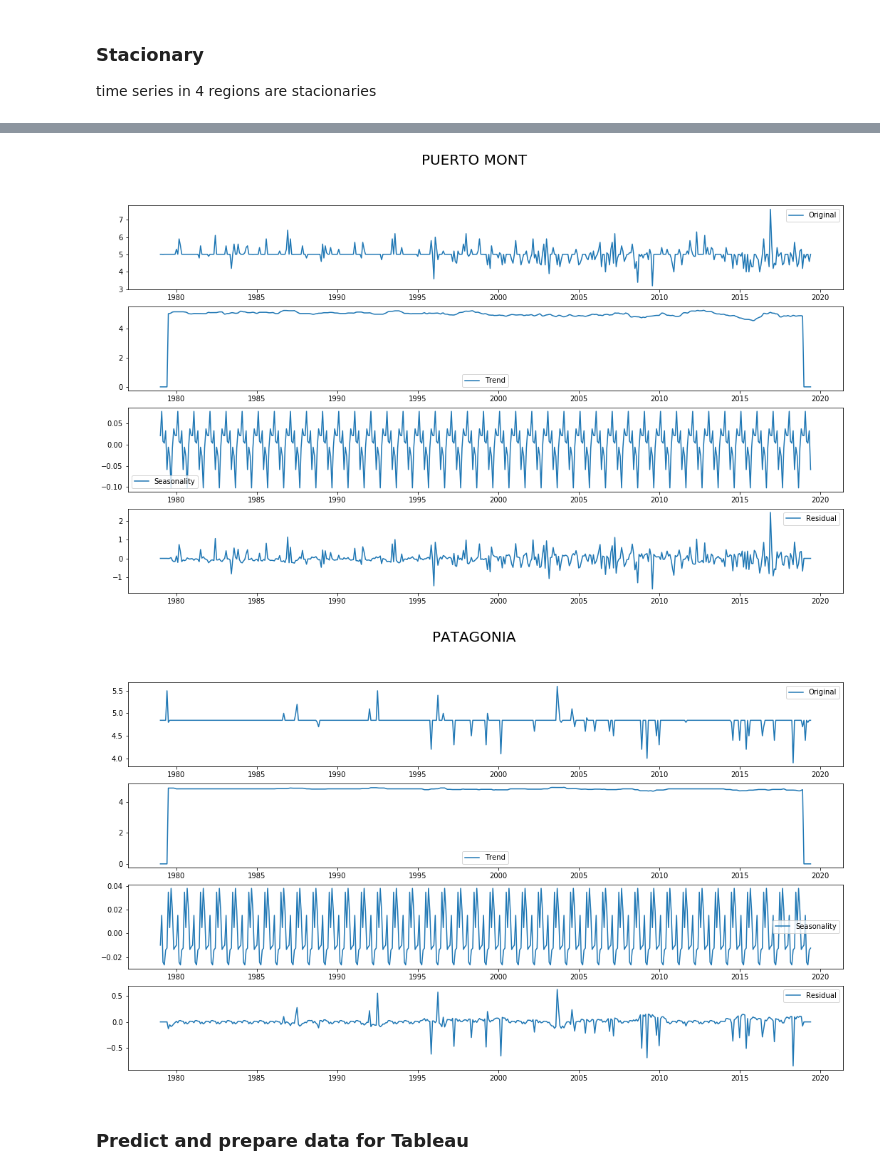
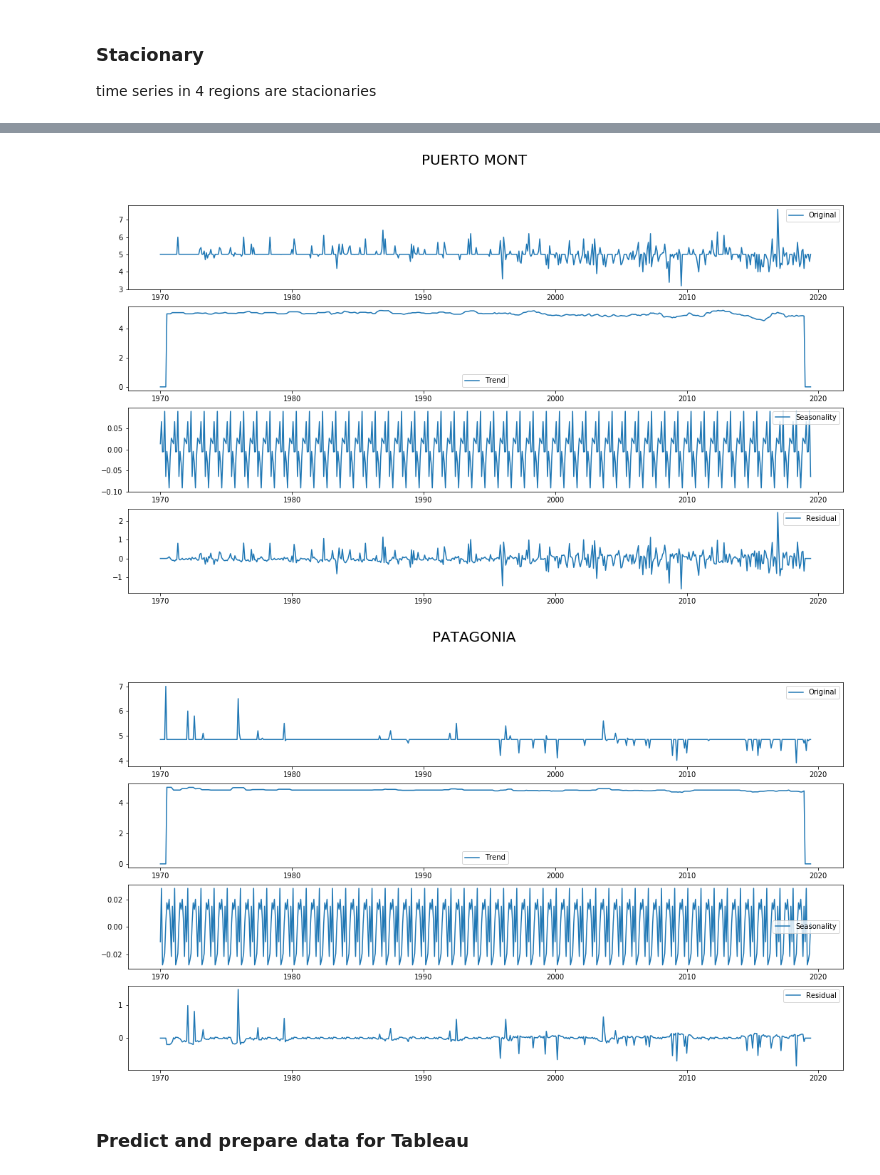
Before and after one commit to HitosVilla/TFM_Earthquake_Prediction, a Jupyter notebook: TFM_2_Memo.ipynb, the cells around one changed output, grey strips where cells are left out. Saved outputs shown, nothing was run; the diff lists cells and outputs as text; code cells hidden in the pictures.

```diff
--- a/TFM_2_Memo.ipynb
+++ b/TFM_2_Memo.ipynb
@@ -135,7 +137,7 @@ time_series_magnitude =  time series (frequency = month/yeam, data = maximum mag
 File:      ~/PycharmProjects/TFM_Earthquake/Earthquake_Prediction/models/read_data.py
 Type:      function
 # %%
-frequency_year, mag_ym = read_data.read_data_time_series('./data/earthquake.csv')
+frequency_year, mag_ym = read_data.read_data_time_series(sismos, all_months)
 # %%
 common.plot_time_series_with_big_earthquakes('\nFrecuency per year split by magnitude size', '# per year','year',
                                              frequency_year,
@@ -379,10 +402,10 @@ As expected it is not a good prediction
 ### Stacionary
 time series in 4 regions are stacionaries
 # %%
+print('\n')
 for region in regions:
-    print('\n\n')
     sismos_reg = sismos[sismos['region']==region]
-    frequency_year_region, mag_ym_region = read_data.read_data_time_series_by_region(sismos_reg, all_months, region)
+    frequency_year_region, mag_ym_region = read_data.read_data_time_series(sismos_reg, all_months)
     my_time_series_region = time_series.TimeSeries(frequency_year_region, mag_ym_region)
     my_time_series_region.decomposition(region.upper())
 # %% [output]
@@ -391,5 +414,5 @@ for region in regions:
-[figure, old version]
+[figure, new version]
-[figure, old version]
+[figure, new version]
 # %% [markdown]
 ### Predict and prepare data for Tableau
 # %%
```
Also changed, not shown: parts of 29 cells of this notebook, 16 other files.
